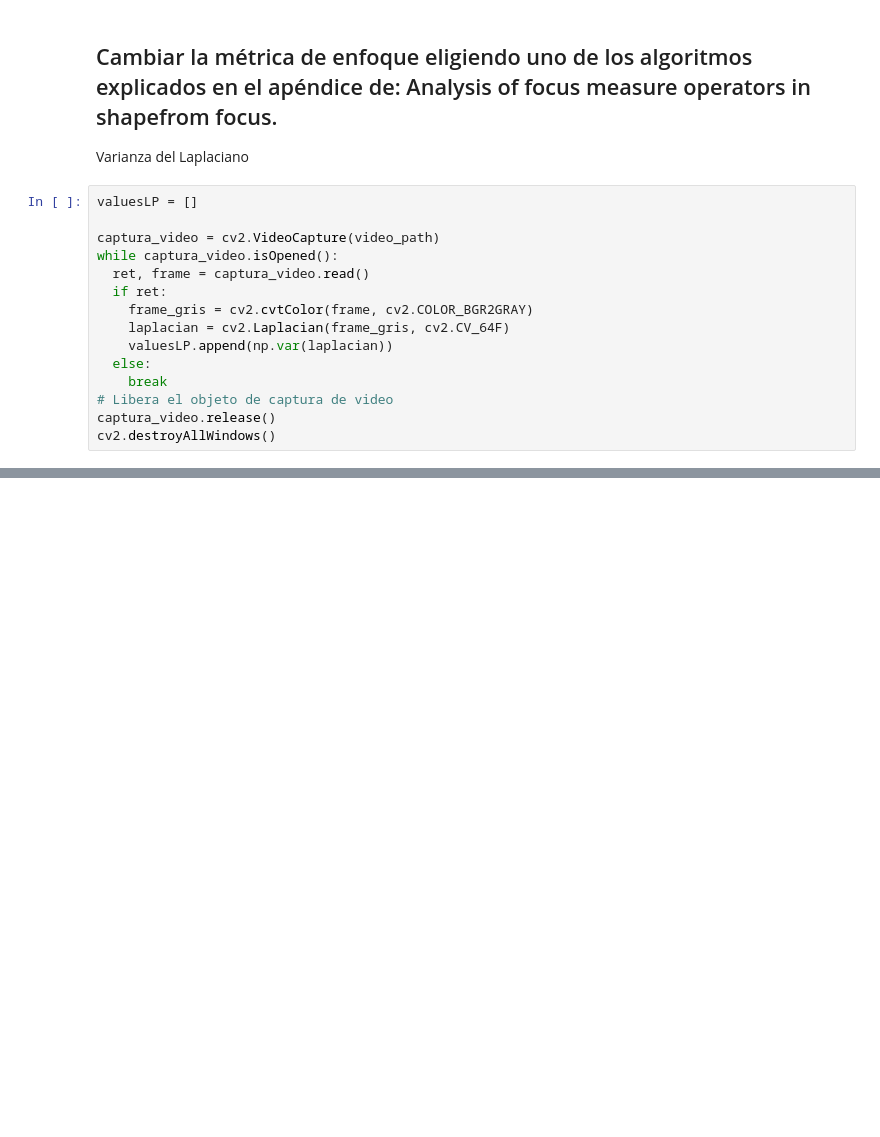
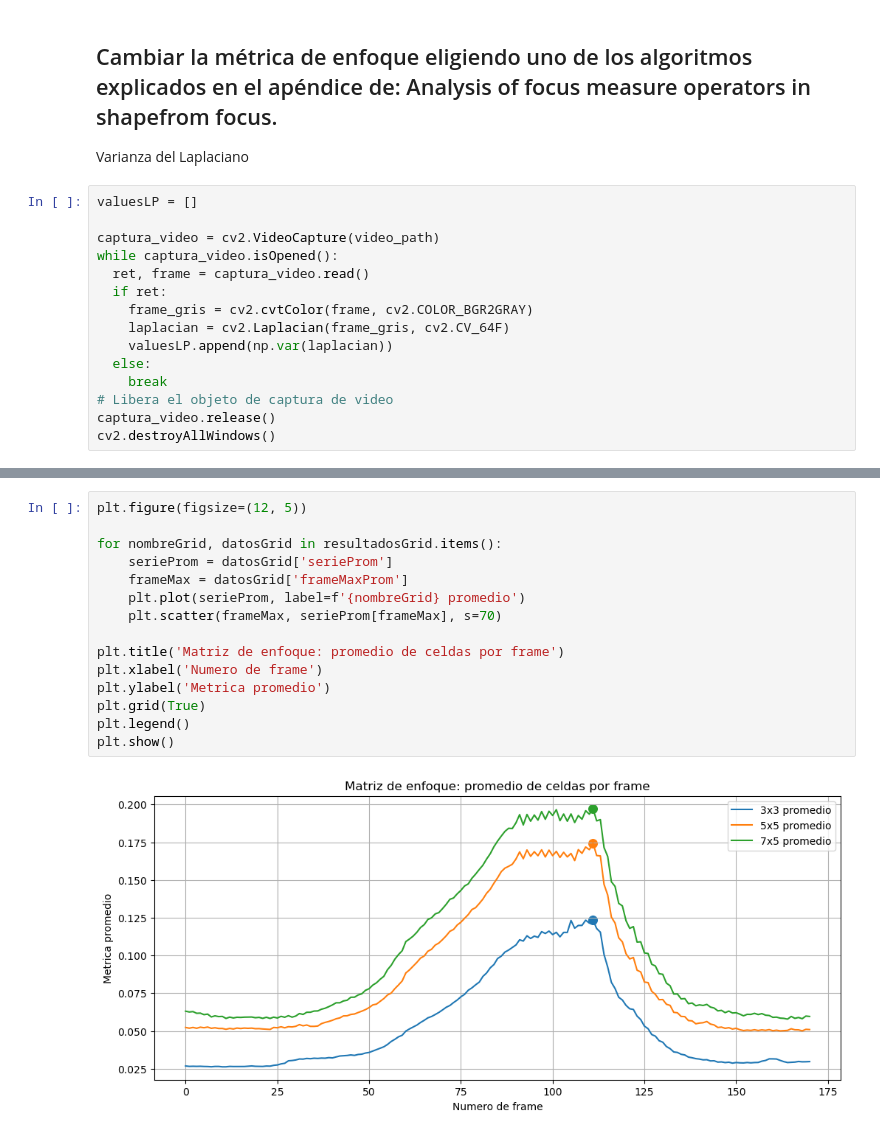
Before and after one commit to JoseMix/VC1, a Jupyter notebook: TP2/TP2.ipynb, the cells around one changed output, grey strips where cells are left out. Drawn from its saved outputs; the diff is of its cells as text; blank space fills up the shorter version.

```diff
--- a/TP2/TP2.ipynb
+++ b/TP2/TP2.ipynb
@@ -192,0 +274,17 @@ plt.show()
+# %%
+plt.figure(figsize=(12, 5))
+
+for nombreGrid, datosGrid in resultadosGrid.items():
+    serieProm = datosGrid['serieProm']
+    frameMax = datosGrid['frameMaxProm']
+    plt.plot(serieProm, label=f'{nombreGrid} promedio')
+    plt.scatter(frameMax, serieProm[frameMax], s=70)
+
+plt.title('Matriz de enfoque: promedio de celdas por frame')
+plt.xlabel('Numero de frame')
+plt.ylabel('Metrica promedio')
+plt.grid(True)
+plt.legend()
+plt.show()
+# %% [output]
+[figure, added]
```
Also changed, not shown: parts of 5 cells of this notebook.
